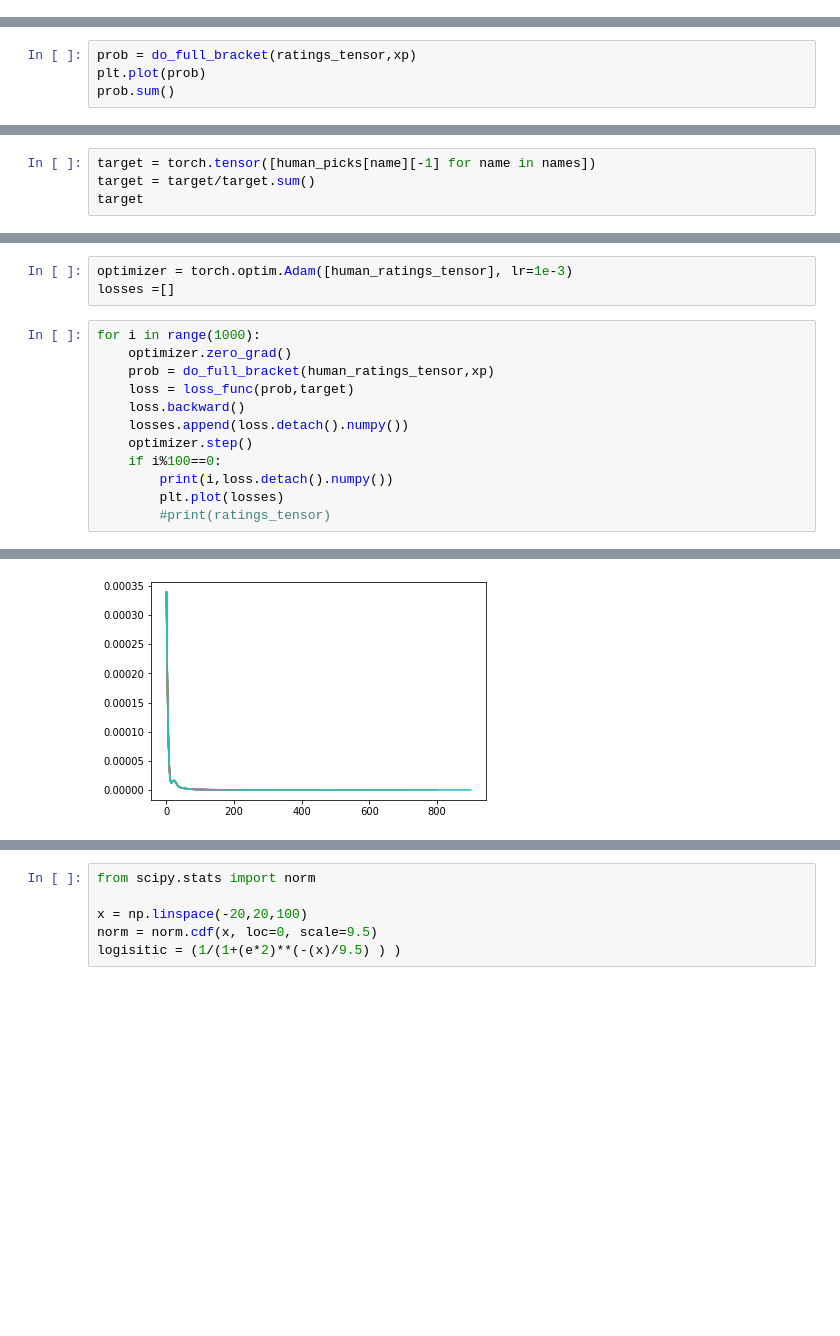
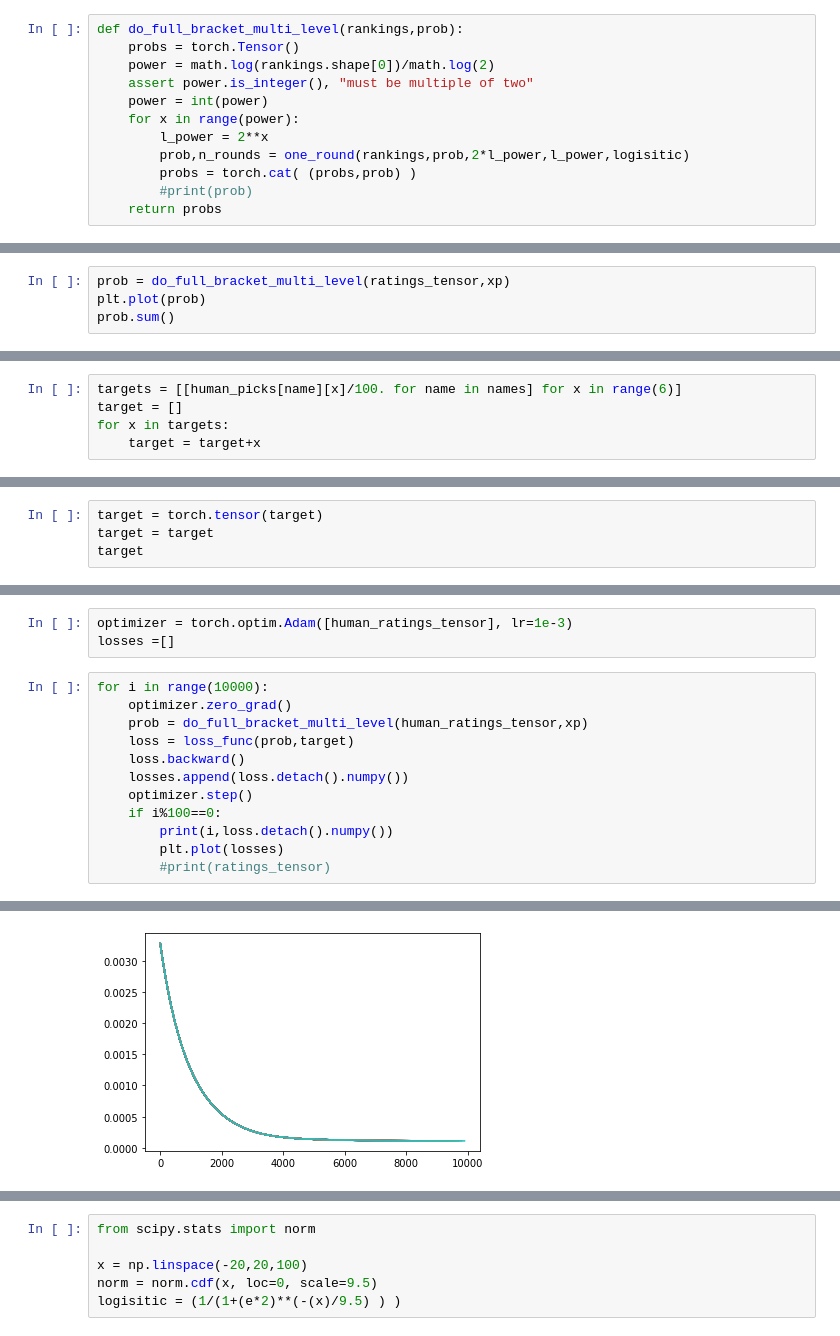
Before and after one commit to rymuelle/marchMadnessBracket, a Jupyter notebook: notebooks/building_human_model.ipynb, the cells around one changed output, grey strips where cells are left out. Drawn from its saved outputs; the diff is of its cells as text; blank space fills up the shorter version.

```diff
--- a/notebooks/building_human_model.ipynb
+++ b/notebooks/building_human_model.ipynb
@@ -4,6 +4,18 @@ import torch.nn as nn
 import matplotlib.pyplot as plt
 from math import e
 from marchMadnessBracket.torch_bracket import *
+# %%
+def do_full_bracket_multi_level(rankings,prob):
+    probs = torch.Tensor()
+    power = math.log(rankings.shape[0])/math.log(2)
+    assert power.is_integer(), "must be multiple of two"
+    power = int(power)
+    for x in range(power):
+        l_power = 2**x
+        prob,n_rounds = one_round(rankings,prob,2*l_power,l_power,logisitic)
+        probs = torch.cat( (probs,prob) )
+        #print(prob)
+    return probs
 # %%
 xpower = torch.arange(1, 65,dtype=float)
 xp = torch.full((1, 64), 1.)
@@ -104,7 +116,7 @@ for team in teams:
 # %%
 ratings_tensor = torch.Tensor(ratings)
 # %%
-prob = do_full_bracket(ratings_tensor,xp)
+prob = do_full_bracket_multi_level(ratings_tensor,xp)
 plt.plot(prob)
 prob.sum()
 # %% [output]
@@ -196,12 +208,17 @@ human_picks = {'Gonzaga': [97.7184, 93.121, 85.7853, 72.3422, 59.9904, 43.5631],
  'Hartford': [1.5476, 0.539, 0.289, 0.1694, 0.0803, 0.0424],
  'MSM/TXSO': [0.9814, 0.4222, 0.2405, 0.141, 0.0552, 0.0202],
  'NORF/APPST': [0.8711, 0.3877, 0.2075, 0.1156, 0.0602, 0.0293]}
+# %%
+targets = [[human_picks[name][x]/100. for name in names] for x in range(6)]
+target = []
+for x in targets:
+    target = target+x
 # %%
 loss_func = nn.BCELoss()
 loss_func = nn.KLDivLoss()
 loss_func = nn.MSELoss()
 # %%
-target = torch.tensor([human_picks[name][-1] for name in names])
-target = target/target.sum()
+target = torch.tensor(target)
+target = target
 target
 # %% [output]
@@ -232,9 +255,9 @@ tensor([25.9000,  4.2000, 14.1000, 11.4000, 16.9000,  6.4000, 16.2000,  5.2000,
 optimizer = torch.optim.Adam([human_ratings_tensor], lr=1e-3)
 losses =[]
 # %%
-for i in range(1000):
+for i in range(10000):
     optimizer.zero_grad()
-    prob = do_full_bracket(human_ratings_tensor,xp)
+    prob = do_full_bracket_multi_level(human_ratings_tensor,xp)
     loss = loss_func(prob,target)
     loss.backward()
     losses.append(loss.detach().numpy())
@@ -257,4 +287,4 @@ for i in range(1000):
-[figure, old version]
+[figure, new version]
 # %%
 ratings_tensor
 plt.plot(losses)
```
Also changed, not shown: parts of 10 cells of this notebook.
